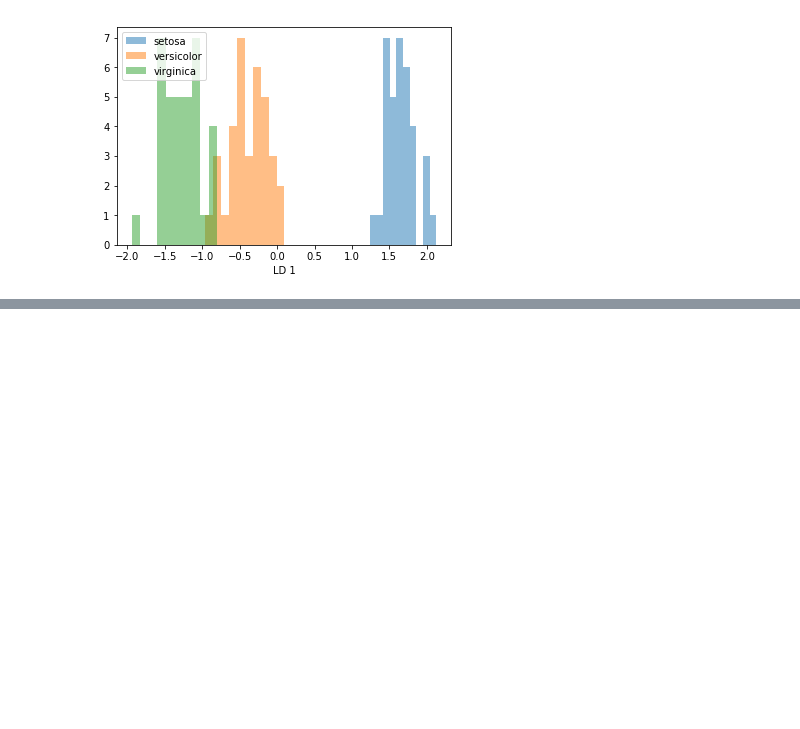
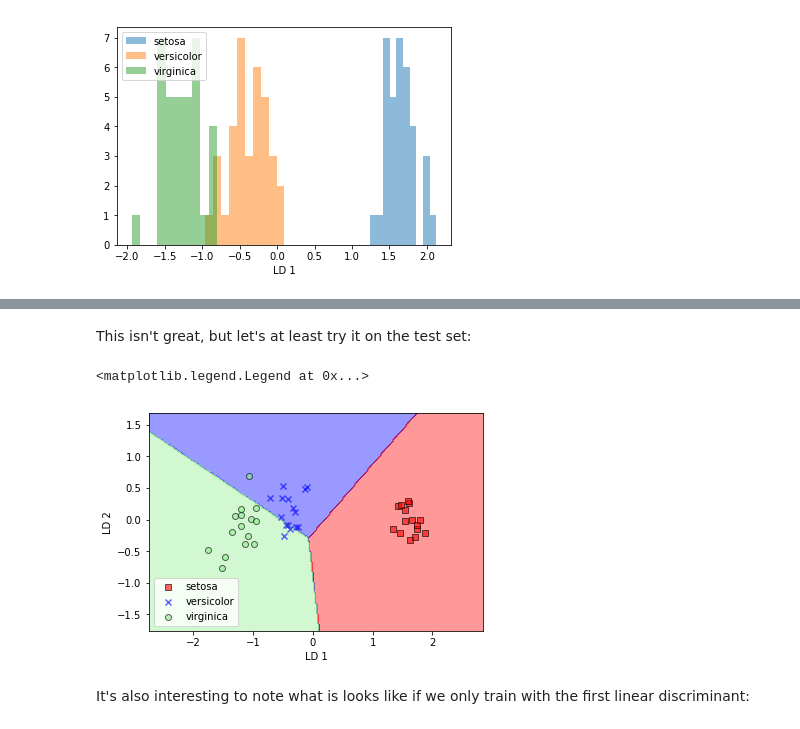
Before and after one commit to mc-robinson/ml_notebooks, a Jupyter notebook: LDA&QDA.ipynb, the cells around one changed output, grey strips where cells are left out. Drawn from its saved outputs; the diff is of its cells as text; code cells hidden in the pictures; blank space fills up the shorter version.

```diff
--- a/LDA&QDA.ipynb
+++ b/LDA&QDA.ipynb
@@ -464,0 +504,14 @@ L
+# %% [markdown]
+This isn't great, but let's at least try it on the test set:
+# %%
+lda_X_test = lda.transform(X_test_std)
+
+plot_decision_regions(lda_X_test, y_test, classifier=lr)
+plt.xlabel('LD 1')
+plt.ylabel('LD 2')
+plt.legend(loc='lower left')
+# %% [output]
+<matplotlib.legend.Legend at 0x...>
+[figure, added]
+# %% [markdown]
+It's also interesting to note what is looks like if we only train with the first linear discriminant:
```
Also changed, not shown: parts of 21 cells of this notebook.
